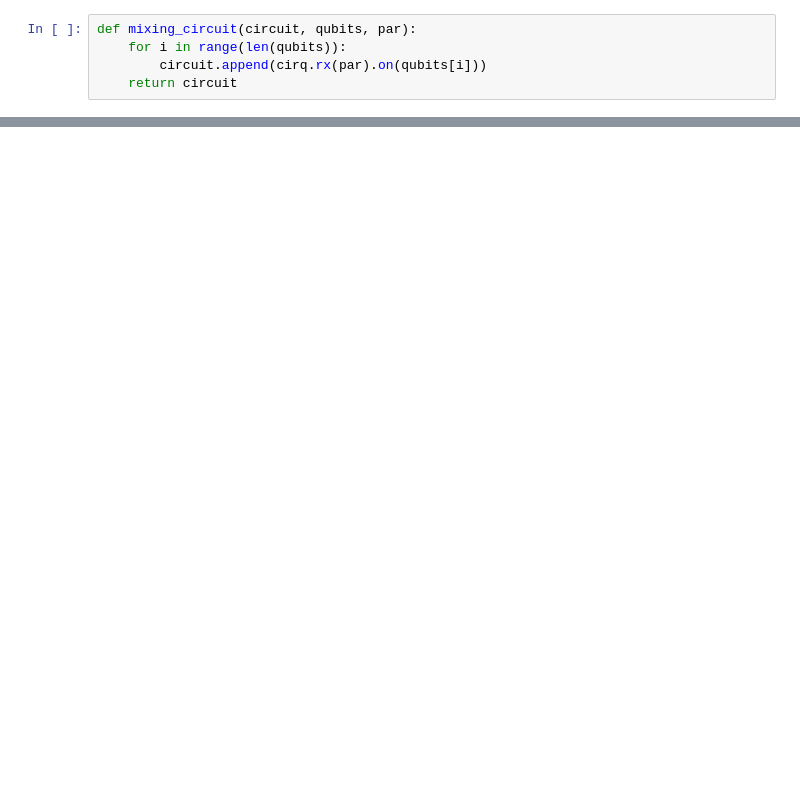
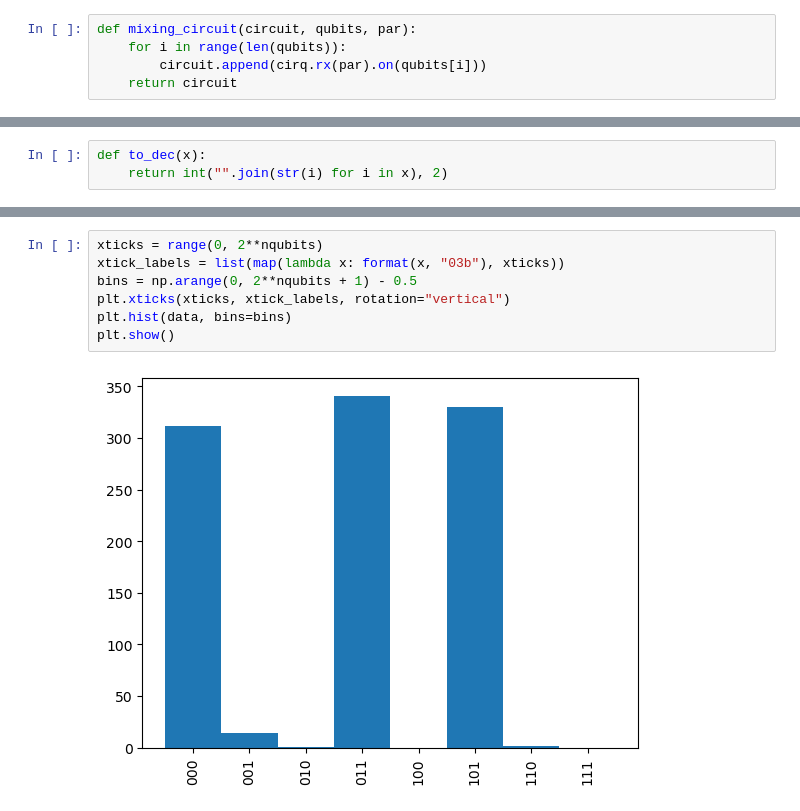
Before and after one commit to rafaeleb/kSAT, a Jupyter notebook: sat_qaoa.ipynb, the cells around one changed output, grey strips where cells are left out. Cells and saved outputs as stored; diff of their text form; blank space fills up the shorter version.

```diff
--- a/sat_qaoa.ipynb
+++ b/sat_qaoa.ipynb
@@ -282,0 +340,3 @@ SVGCircuit(qaoa_circuit)
+# %%
+def to_dec(x):
+    return int("".join(str(i) for i in x), 2)
@@ -282,0 +367,9 @@ SVGCircuit(qaoa_circuit)
+# %%
+xticks = range(0, 2**nqubits)
+xtick_labels = list(map(lambda x: format(x, "03b"), xticks))
+bins = np.arange(0, 2**nqubits + 1) - 0.5
+plt.xticks(xticks, xtick_labels, rotation="vertical")
+plt.hist(data, bins=bins)
+plt.show()
+# %% [output]
+[figure, added]
```
Also changed, not shown: parts of 24 cells of this notebook, 1 other file.
